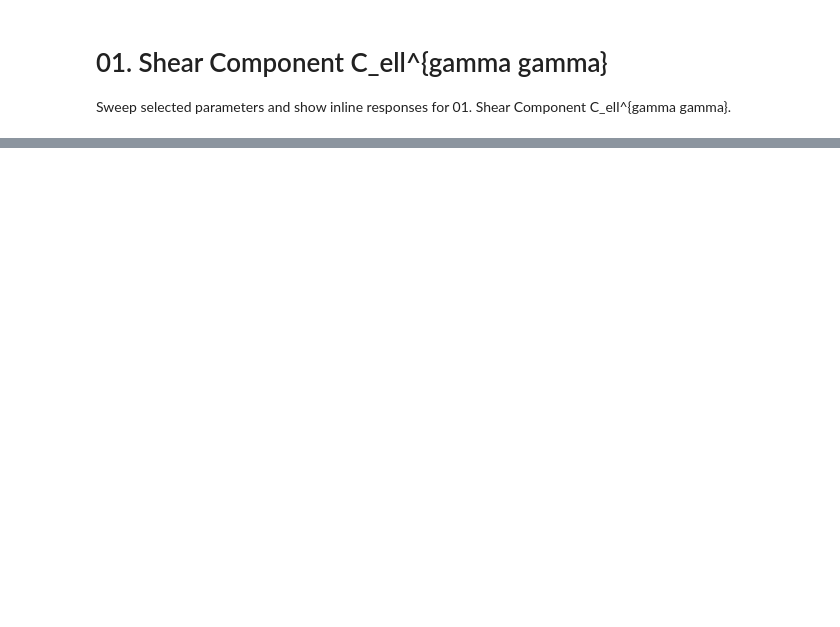
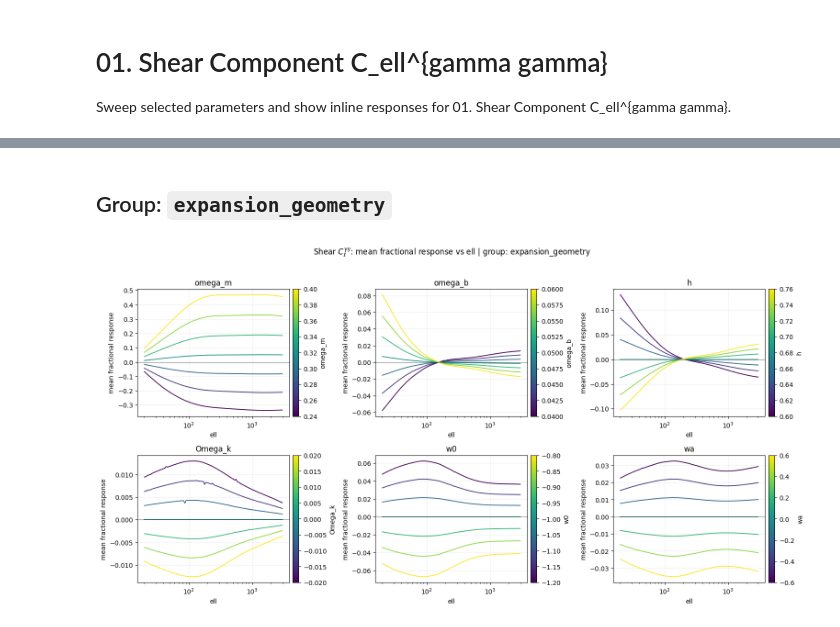
Before and after one commit to zhangzzk/cosmo_playground, a Jupyter notebook: notebooks/01_shear_cl_component.ipynb, the cells around one changed output, grey strips where cells are left out. Saved outputs shown, nothing was run; the diff lists cells and outputs as text; code cells hidden in the pictures; blank space fills up the shorter version.

```diff
--- a/notebooks/01_shear_cl_component.ipynb
+++ b/notebooks/01_shear_cl_component.ipynb
@@ -160,6 +162,9 @@ def build_tracers(cosmo, z, src_nz, lens_nz, params):
     return src, lens
 # %%
 PARAMS_ALL = filter_params(SETTINGS, sorted(SETTINGS['parameters'].keys()))
+# Avoid redundant sweep: omega_c is derived from omega_m when omega_m is present.
+if 'omega_m' in PARAMS_ALL and 'omega_c' in PARAMS_ALL:
+    PARAMS_ALL.remove('omega_c')
 if not PARAMS_ALL:
     raise ValueError('No parameters selected after include/exclude filters.')
 
@@ -167,10 +172,8 @@ PHYS_GROUPS = {
     'expansion_geometry': ['omega_m', 'omega_b', 'h', 'Omega_k', 'w0', 'wa'],
     'growth_primordial': ['sigma8', 'n_s', 'm_nu', 'Neff'],
     'intrinsic_alignment': ['a_ia', 'eta_ia'],
-    'lens_bias': ['b_lens_1', 'b_lens_2', 'b_lens_3', 'b_lens_4'],
     'shear_calibration': ['m_source_1', 'm_source_2', 'm_source_3', 'm_source_4'],
     'photoz_source': ['dz_source_1', 'dz_source_2', 'dz_source_3', 'dz_source_4'],
-    'photoz_lens': ['dz_lens_1', 'dz_lens_2', 'dz_lens_3', 'dz_lens_4'],
 }
 
 assigned = set()
@@ -181,12 +184,13 @@ for g, names in PHYS_GROUPS.items():
         GROUPED_PARAMS[g] = keep
         assigned.update(keep)
 leftover = [p for p in PARAMS_ALL if p not in assigned]
-if leftover:
-    GROUPED_PARAMS['other'] = leftover
 
 print('Parameter groups:')
 for g, names in GROUPED_PARAMS.items():
     print(f'  {g}: {len(names)} params')
+    print('   ->', names)
+if leftover:
+    print('Excluded (not physically relevant for this notebook):', leftover)
 
 ell, z = make_grids(SETTINGS)
 base_nz = smail_nz(z, SETTINGS['alpha'], SETTINGS['beta'], SETTINGS['z0'])
@@ -213,7 +217,10 @@ def component_matrix(cosmo, src_tr, lens_tr, p, ell):
 mat0 = component_matrix(cosmo0, src0, lens0, params0, ell)
 print('baseline matrix shape [n_pairs, n_ell]:', mat0.shape)
 
-for gname, PARAMS in GROUPED_PARAMS.items():
+
+def run_group(gname):
+    PARAMS = GROUPED_PARAMS.get(gname, [])
+
     panel_data = []
     for pname in PARAMS:
         lo, _, hi = SETTINGS['parameters'][pname]
@@ -243,7 +250,8 @@ for gname, PARAMS in GROUPED_PARAMS.items():
 
     n = len(panel_data)
     if n == 0:
-        continue
+        print(f'skip group: {gname} (no panel data)')
+        return
     ncols = 3
     nrows = int(np.ceil(n / ncols))
     fig, axes = plt.subplots(nrows, ncols, figsize=(5.2 * ncols, 3.9 * nrows), squeeze=False)
@@ -255,15 +263,29 @@ for gname, PARAMS in GROUPED_PARAMS.items():
     for ax, (pname, vals, lines) in zip(axes, panel_data):
         cmap = plt.get_cmap('viridis')
         colors = cmap(np.linspace(0, 1, len(vals)))
+        x = np.asarray(ell)
+        x_has_pos = np.any(np.isfinite(x) & (x > 0))
+        valid_any = False
+
         for color, y in zip(colors, lines):
-            ax.plot(ell, y, color=color, lw=1.3)
+            y = np.asarray(y)
+            m = np.isfinite(x) & np.isfinite(y)
+            if not np.any(m):
+                continue
+            valid_any = True
+            ax.plot(x[m], y[m], color=color, lw=1.3)
 
         ax.axhline(0.0, color='k', lw=0.8, alpha=0.5)
-        ax.set_xscale('log')
+        if x_has_pos:
+            ax.set_xscale('log')
         ax.set_title(pname)
         ax.set_xlabel('ell')
         ax.set_ylabel('mean fractional response')
         ax.grid(alpha=0.2)
+
+        if not valid_any:
+            ax.text(0.5, 0.5, 'No valid curves', transform=ax.transAxes,
+                    ha='center', va='center', fontsize=9)
 
         sm = plt.cm.ScalarMappable(cmap=cmap, norm=plt.Normalize(vmin=float(vals.min()), vmax=float(vals.max())))
         fig.colorbar(sm, ax=ax, fraction=0.046, pad=0.02, label=pname)
@@ -273,0 +310,6 @@ for gname, PARAMS in GROUPED_PARAMS.items():
+# %% [markdown]
+## Group: `expansion_geometry`
+# %%
+run_group('expansion_geometry')
+# %% [output]
+[figure, added]
```
Also changed, not shown: parts of 10 cells of this notebook, 4 other files.
